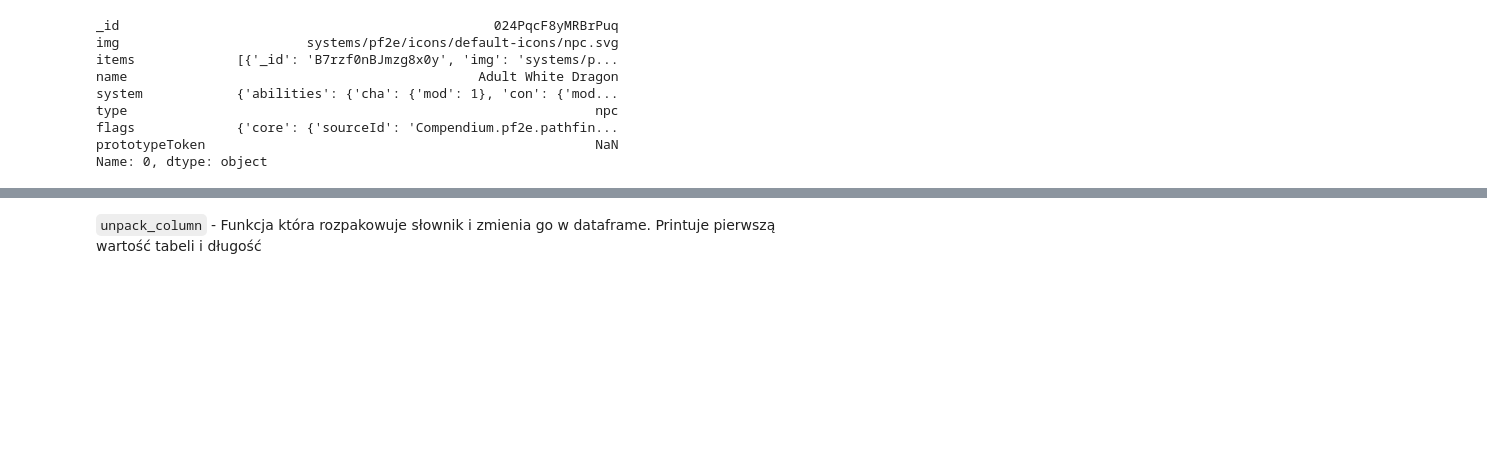
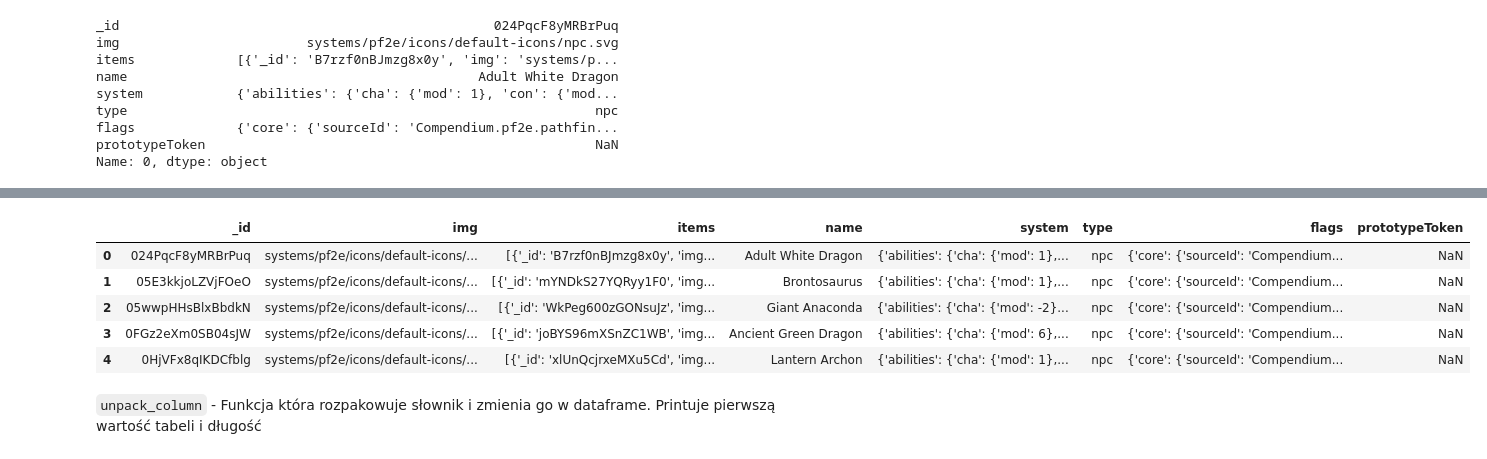
Before and after one commit to Paulina100/ML-for-TTRPG-game-design, a Jupyter notebook: Pathfinder_system.ipynb, the cells around one changed output, grey strips where cells are left out. Cells and saved outputs as stored; diff of their text form; code cells hidden in the pictures; blank space fills up the shorter version.

````diff
--- a/Pathfinder_system.ipynb
+++ b/Pathfinder_system.ipynb
@@ -20,3 +21,10 @@ type                                                            npc
 flags             {'core': {'sourceId': 'Compendium.pf2e.pathfin...
 prototypeToken                                                  NaN
 Name: 0, dtype: object
+# %%
+import numpy as np
+
+
+b = [bestiary1, bestiary2, bestiary3]
+
+bestiary = pd.concat(b, join='outer', axis=0).fillna(np.nan)
@@ -23,3 +49,12 @@ Name: 0, dtype: object
+# %%
+bestiary.head()
+# %% [output]
+|  | _id | img | items | name | system | type | flags | prototypeToken |
+| 0 | 024PqcF8yMRBrPuq | systems/pf2e/icons/default-icons/... | [{'_id': 'B7rzf0nBJmzg8x0y', 'img... | Adult White Dragon | {'abilities': {'cha': {'mod': 1},... | npc | {'core': {'sourceId': 'Compendium... | NaN |
+| 1 | 05E3kkjoLZVjFOeO | systems/pf2e/icons/default-icons/... | [{'_id': 'mYNDkS27YQRyy1F0', 'img... | Brontosaurus | {'abilities': {'cha': {'mod': 1},... | npc | {'core': {'sourceId': 'Compendium... | NaN |
+| 2 | 05wwpHHsBlxBbdkN | systems/pf2e/icons/default-icons/... | [{'_id': 'WkPeg600zGONsuJz', 'img... | Giant Anaconda | {'abilities': {'cha': {'mod': -2}... | npc | {'core': {'sourceId': 'Compendium... | NaN |
+| 3 | 0FGz2eXm0SB04sJW | systems/pf2e/icons/default-icons/... | [{'_id': 'joBYS96mXSnZC1WB', 'img... | Ancient Green Dragon | {'abilities': {'cha': {'mod': 6},... | npc | {'core': {'sourceId': 'Compendium... | NaN |
+| 4 | 0HjVFx8qIKDCfblg | systems/pf2e/icons/default-icons/... | [{'_id': 'xlUnQcjrxeMXu5Cd', 'img... | Lantern Archon | {'abilities': {'cha': {'mod': 1},... | npc | {'core': {'sourceId': 'Compendium... | NaN |
 # %% [markdown]
 ```unpack_column``` - Funkcja która rozpakowuje słownik i zmienia go w dataframe. Printuje pierwszą wartość tabeli i długość
 # %%
````
Also changed, not shown: parts of 43 cells of this notebook.
